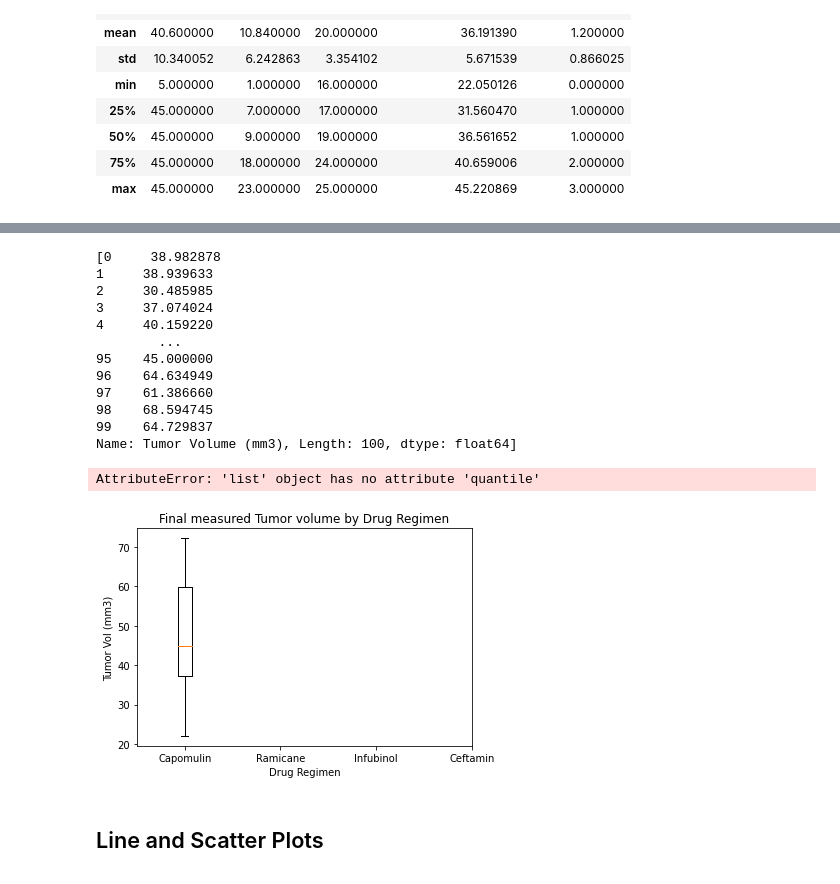
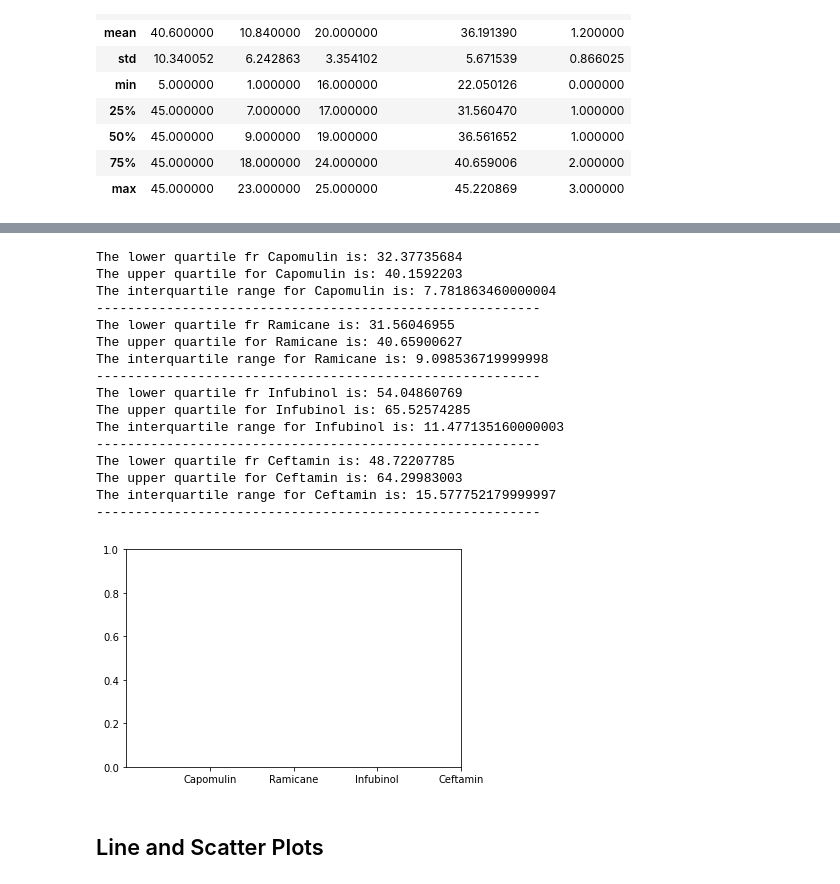
Before and after one commit to yperez0914/The-Power-of-Plots, a Jupyter notebook: Analysis/main.ipynb, the cells around one changed output, grey strips where cells are left out. Drawn from its saved outputs; the diff is of its cells as text; code cells hidden in the pictures.

```diff
--- a/Analysis/main.ipynb
+++ b/Analysis/main.ipynb
@@ -314,5 +310,7 @@ Cap_Ram_merge = pd.merge(Capomulin_merge, Ramicane_merge, how = "outer")
 Cap_Ram_merge
 Inf_Ceft_merge = pd.merge(Infubinol_merge,Ceftamin_merge, how = "outer")
 Complete_merge = pd.merge(Cap_Ram_merge,Inf_Ceft_merge, how = "outer")
-Complete_merge["Drug Regimen"].value_counts()
+complete_merge_df = pd.DataFrame(Complete_merge)
+complete_merge_df["Drug Regimen"].value_counts()
+complete_merge_df
 # %% [output]
@@ -368,54 +376,56 @@ Values above 54.30681135 could be outliers.
 # %%
+# Create empty list to fill with tumor vol data (for plotting)
 tumor_vol_data = []
-
+# Put treatments into a list for for loop (and later for plot labels)
+treatments = ["Capomulin", "Ramicane","Infubinol","Ceftamin"]
 for drug in treatments:
-    #selected_regimen = Complete_merge.loc[Complete_merge.loc["Drug Regimen"] == treatments]
-    values = Complete_merge["Tumor Volume (mm3)"]
+    selected_regimen = complete_merge_df.loc[complete_merge_df["Drug Regimen"] == drug]
+    values = selected_regimen["Tumor Volume (mm3)"]
     tumor_vol_data.append(values)
-    print(tumor_vol_data)
-    quartiles = tumor_vol_data.quantile([.25,.5,.75])
+    quartiles = values.quantile([.25,.5,.75])
     lowerq = quartiles[0.25]
     upperq = quartiles[0.75]
     iqr = upperq-lowerq
-    print(f"The lower quartile of Capomulin tumor volume(mm3) is: {lowerq}")
-    print(f"The upper quartile of Capomulin tumor volume(mm3) is: {upperq}")
-    print(f"The interquartile range of Capomulin tumor volume(mm3) is: {iqr}")
+    print(f"The lower quartile fr {drug} is: {lowerq}")
+    print(f"The upper quartile for {drug} is: {upperq}")
+    print(f"The interquartile range for {drug} is: {iqr}")
+    #print(tumor_vol_data)
+    print ("---------------------------------------------------------")
 # %% [output]
-[0     38.982878
-1     38.939633
-2     30.485985
-3     37.074024
-4     40.159220
-        ...
-95    45.000000
-96    64.634949
-97    61.386660
-98    68.594745
-99    64.729837
-Name: Tumor Volume (mm3), Length: 100, dtype: float64]
+The lower quartile fr Capomulin is: 32.37735684
+The upper quartile for Capomulin is: 40.1592203
+The interquartile range for Capomulin is: 7.781863460000004
+---------------------------------------------------------
+The lower quartile fr Ramicane is: 31.56046955
+The upper quartile for Ramicane is: 40.65900627
+The interquartile range for Ramicane is: 9.098536719999998
+---------------------------------------------------------
+The lower quartile fr Infubinol is: 54.04860769
+The upper quartile for Infubinol is: 65.52574285
+The interquartile range for Infubinol is: 11.477135160000003
+---------------------------------------------------------
+The lower quartile fr Ceftamin is: 48.72207785
+The upper quartile for Ceftamin is: 64.29983003
+The interquartile range for Ceftamin is: 15.577752179999997
+---------------------------------------------------------
-AttributeError: 'list' object has no attribute 'quantile'
 # %%
 # Generate a box plot of the final tumor volume of each mouse across four regimens of interest
-# Put treatments into a list for for loop (and later for plot labels)
-treatments = ["Capomulin", "Ramicane","Infubinol","Ceftamin"]
-# Create empty list to fill with tumor vol data (for plotting)
 
-
-fig1, ax = plt.subplots()
-ax.set_title('Final measured Tumor volume by Drug Regimen')
-ax.set_xlabel('Drug Regimen')
-ax.set_ylabel('Tumor Vol (mm3)')
+#fig1, ax = plt.subplots()
+ax.set_title("Final Measured Tumor volume by Drug Regimen")
+ax.set_xlabel("Drug Regimen")
+ax.set_ylabel("Tumor Vol (mm3)")
 ax.boxplot(tumor_vol_data)
 plt.xticks([1,2,3,4],treatments)
 
 #data = [data, d2, d2[::2]]
 #fig7, ax7 = plt.subplots()
 #ax7.set_title('Multiple Samples with Different sizes')
 #ax7.boxplot(data)
 
 plt.show()
 # %% [output]
-[figure, old version]
+[figure, new version]
 # %% [markdown]
 ## Line and Scatter Plots
 # %%
```
Also changed, not shown: parts of 7 cells of this notebook.
